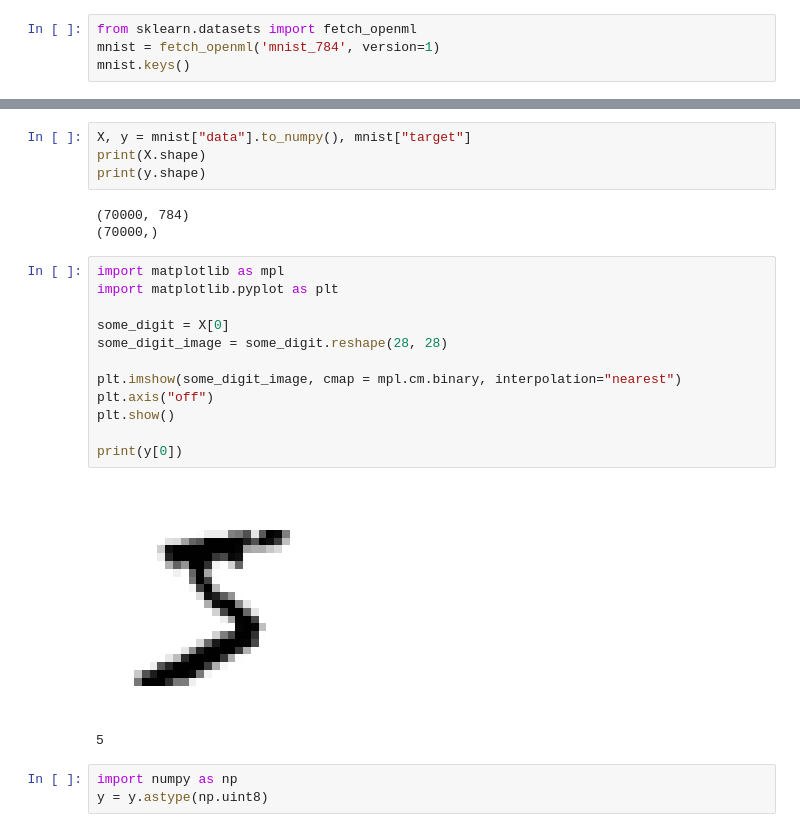
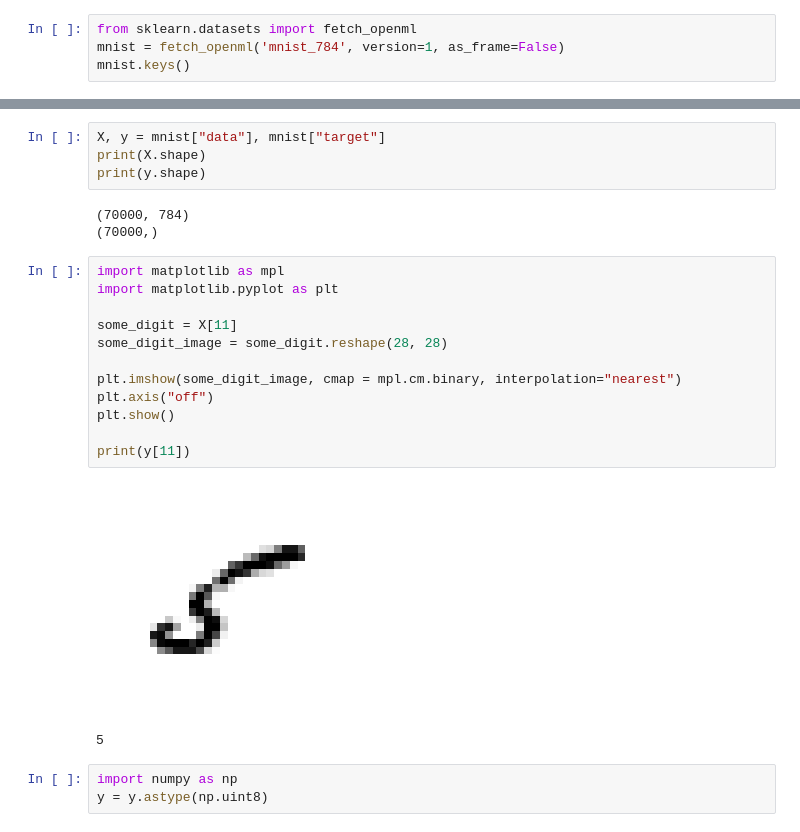
Before and after one commit to RiadKatby/machine-learning-models, a Jupyter notebook: Classification.ipynb, the cells around one changed output, grey strips where cells are left out. Saved outputs shown, nothing was run; the diff lists cells and outputs as text.

```diff
--- a/Classification.ipynb
+++ b/Classification.ipynb
@@ -1,11 +3,11 @@
 # %%
 from sklearn.datasets import fetch_openml
-mnist = fetch_openml('mnist_784', version=1)
+mnist = fetch_openml('mnist_784', version=1, as_frame=False)
 mnist.keys()
 # %% [output]
 dict_keys(['data', 'target', 'frame', 'categories', 'feature_names', 'target_names', 'DESCR', 'details', 'url'])
 # %%
-X, y = mnist["data"].to_numpy(), mnist["target"]
+X, y = mnist["data"], mnist["target"]
 print(X.shape)
 print(y.shape)
 # %% [output]
@@ -14,17 +16,17 @@ print(y.shape)
 # %%
 import matplotlib as mpl
 import matplotlib.pyplot as plt
 
-some_digit = X[0]
+some_digit = X[11]
 some_digit_image = some_digit.reshape(28, 28)
 
 plt.imshow(some_digit_image, cmap = mpl.cm.binary, interpolation="nearest")
 plt.axis("off")
 plt.show()
 
-print(y[0])
+print(y[11])
 # %% [output]
-[figure, old version]
+[figure, new version]
 5
 # %%
 import numpy as np
```
Also changed, not shown: parts of 51 cells of this notebook, 1 other file.
